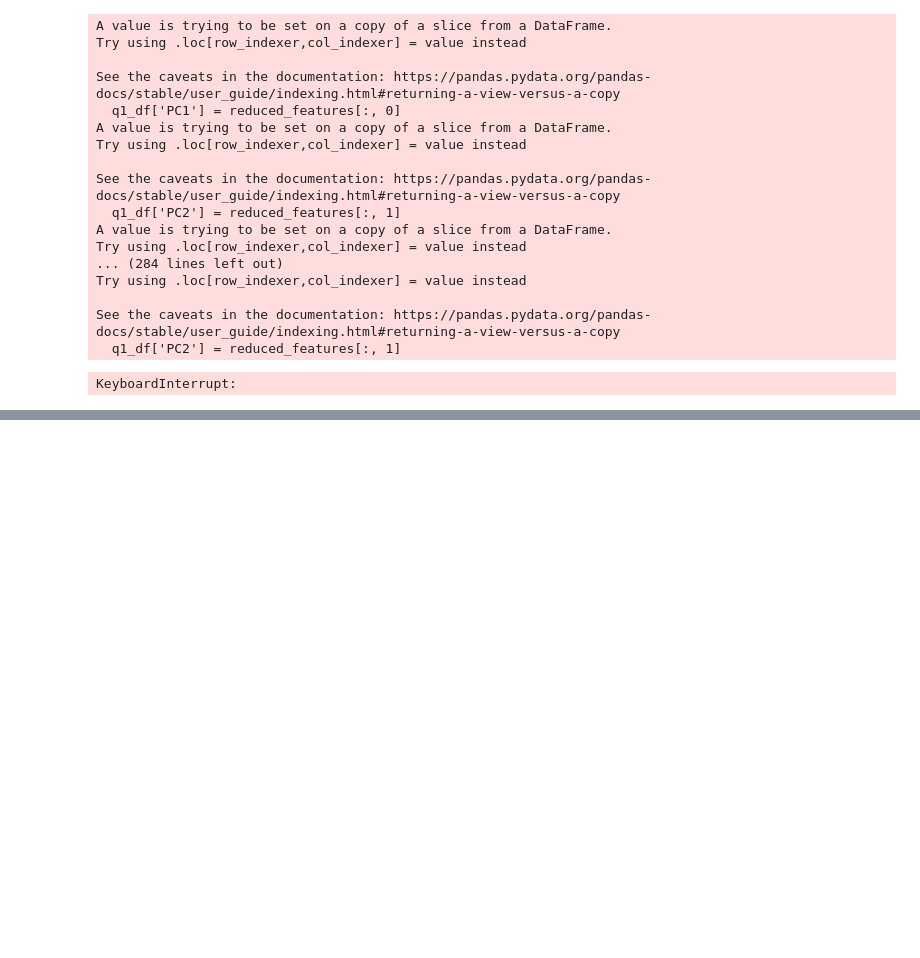
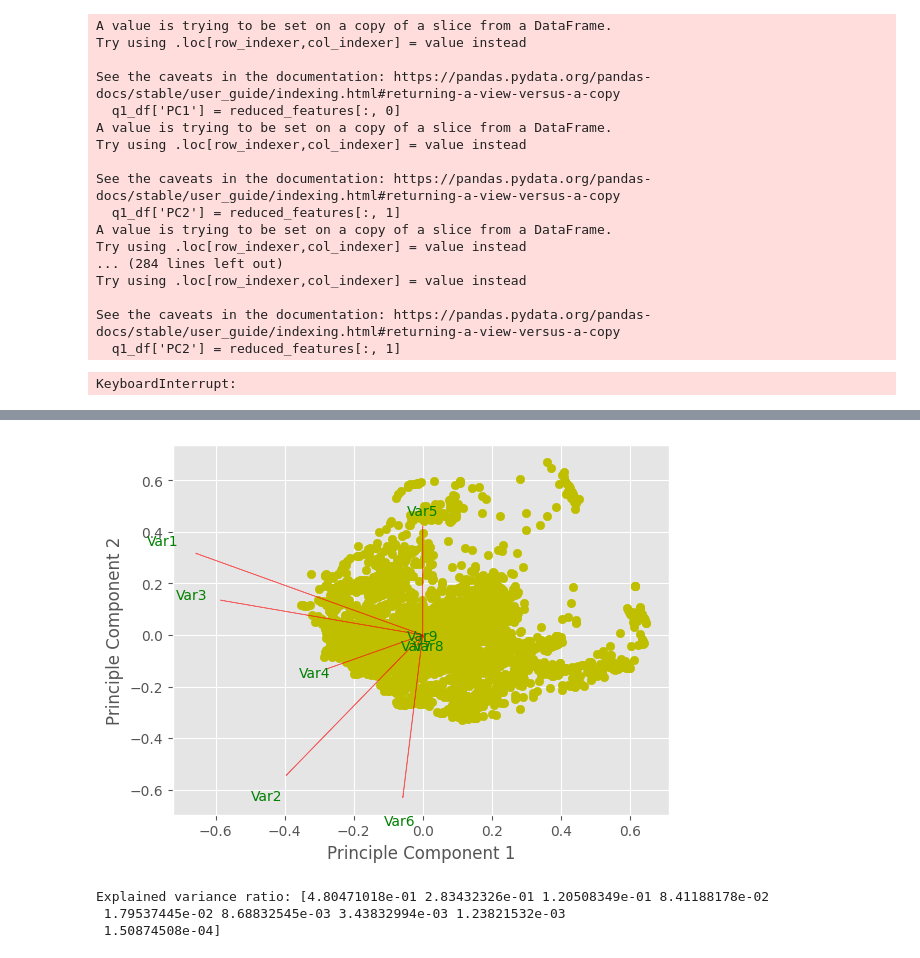
Before and after one commit to fohara115/adapt-patient-tracker, a Jupyter notebook: 7_feature_vis.ipynb, the cells around one changed output, grey strips where cells are left out. Drawn from its saved outputs; the diff is of its cells as text; code cells hidden in the pictures; blank space fills up the shorter version.

```diff
--- a/7_feature_vis.ipynb
+++ b/7_feature_vis.ipynb
@@ -290,0 +253,36 @@ for idx in indices[500:]:
+# %%
+plt.style.use('ggplot')
+
+def plot_biplot(score, coeff, labels=None):
+    xs = score[:, 0]
+    ys = score[:, 1]
+    n = coeff.shape[0]
+    scalex = 1.0 / (xs.max() - xs.min())
+    scaley = 1.0 / (ys.max() - ys.min())
+
+    plt.scatter(xs * scalex, ys * scaley, c='y')
+    for i in range(n):
+        plt.arrow(0, 0, coeff[i, 0], coeff[i, 1], color='r', alpha=0.5)
+        if labels is None:
+            plt.text(coeff[i, 0] * 1.15, coeff[i, 1] * 1.15, f"Var{i+1}", color='g', ha='center', va='center')
+        else:
+            plt.text(coeff[i, 0] * 1.15, coeff[i, 1] * 1.15, labels[i], color='g', ha='center', va='center')
+
+    plt.xlabel('Principle Component 1')
+    plt.ylabel('Principle Component 2')
+    #plt.title('Biplot of Patient Features')
+
+
+pca = PCA()
+X_new = pca.fit_transform(df)
+
+plot_biplot(X_new, pca.components_)
+# %% [output]
+[figure, added]
+# %%
+explained_variance = pca.explained_variance_ratio_
+print("Explained variance ratio:", explained_variance)
+# %% [output]
+Explained variance ratio: [4.80471018e-01 2.83432326e-01 1.20508349e-01 8.41188178e-02
+ 1.79537445e-02 8.68832545e-03 3.43832994e-03 1.23821532e-03
+ 1.50874508e-04]
```
Also changed, not shown: parts of 13 cells of this notebook, 1 other file.
